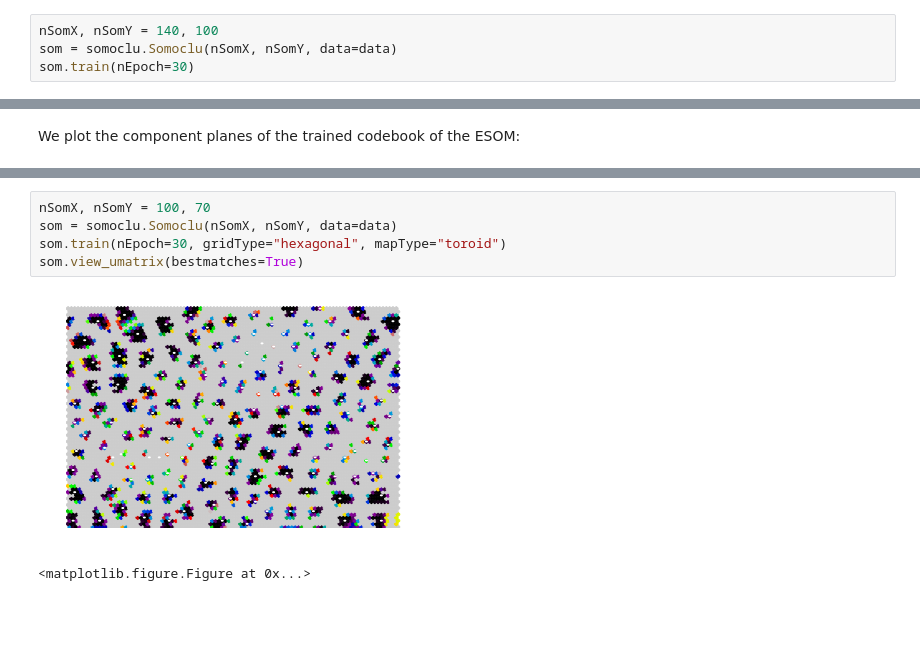
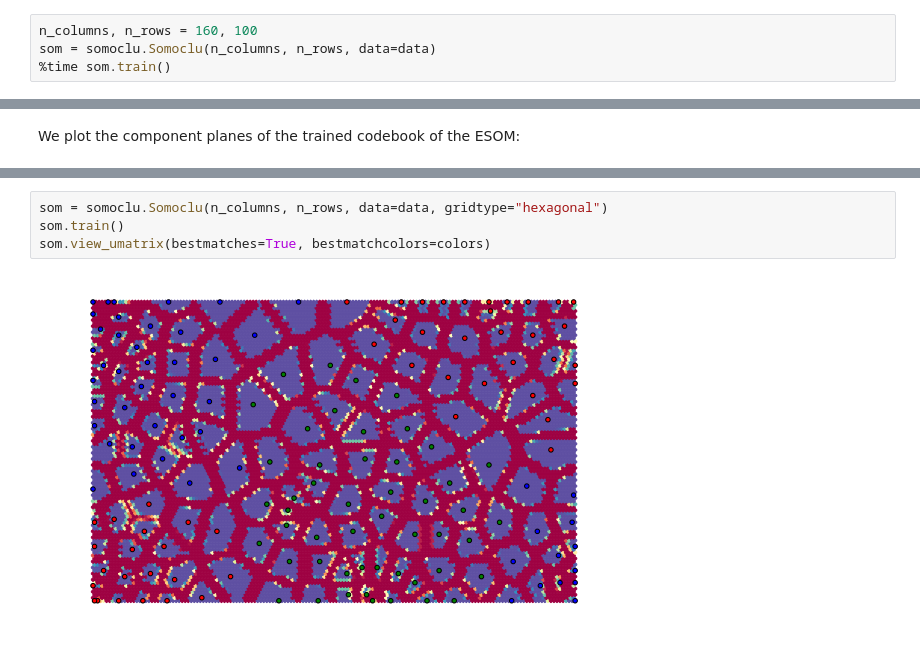
Before and after one commit to peterwittek/ipython-notebooks, a Jupyter notebook: Somoclu in Python.ipynb, the cells around one changed output, grey strips where cells are left out. Cells and saved outputs as stored; diff of their text form; blank space fills up the shorter version.

```diff
--- a/Somoclu in Python.ipynb
+++ b/Somoclu in Python.ipynb
@@ -23,5 +29,5 @@ labels = range(150)
 We train Somoclu with default parameter settings, asking for a large map that qualifies as an emergent self-organizing map for this data:
 # %%
-nSomX, nSomY = 140, 100
-som = somoclu.Somoclu(nSomX, nSomY, data=data)
-som.train(nEpoch=30)
+n_columns, n_rows = 160, 100
+som = somoclu.Somoclu(n_columns, n_rows, data=data)
+%time som.train()
@@ -49,8 +62,6 @@ som.view_umatrix(colormap="Spectral_r", bestmatches=True,
 # %%
-nSomX, nSomY = 100, 70
-som = somoclu.Somoclu(nSomX, nSomY, data=data)
-som.train(nEpoch=30, gridType="hexagonal", mapType="toroid")
-som.view_umatrix(bestmatches=True)
+som = somoclu.Somoclu(n_columns, n_rows, data=data, gridtype="hexagonal")
+som.train()
+som.view_umatrix(bestmatches=True, bestmatchcolors=colors)
 # %% [output]
-[figure, old version]
+[figure, new version]
-<matplotlib.figure.Figure at 0x...>
```
Also changed, not shown: parts of 15 cells of this notebook.
